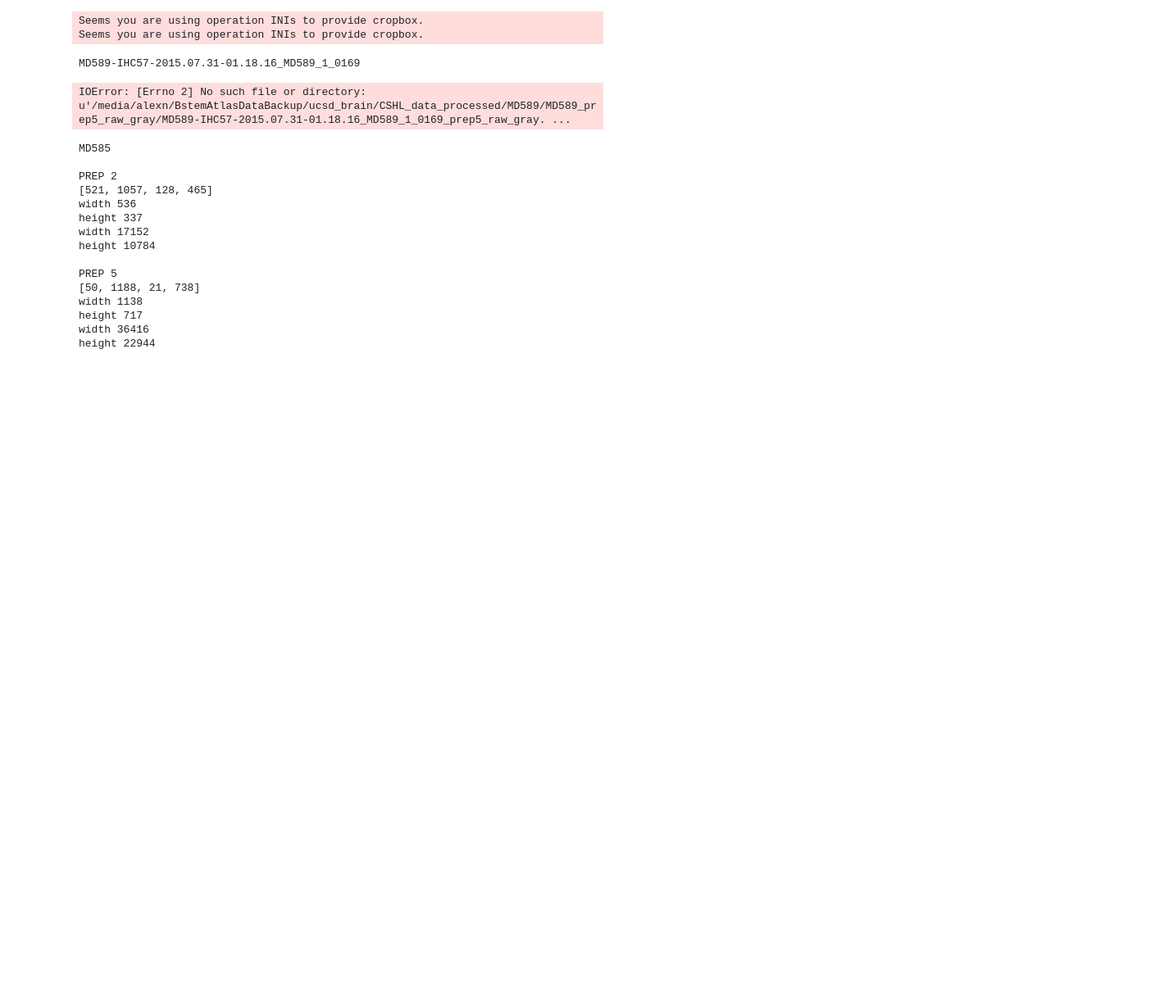
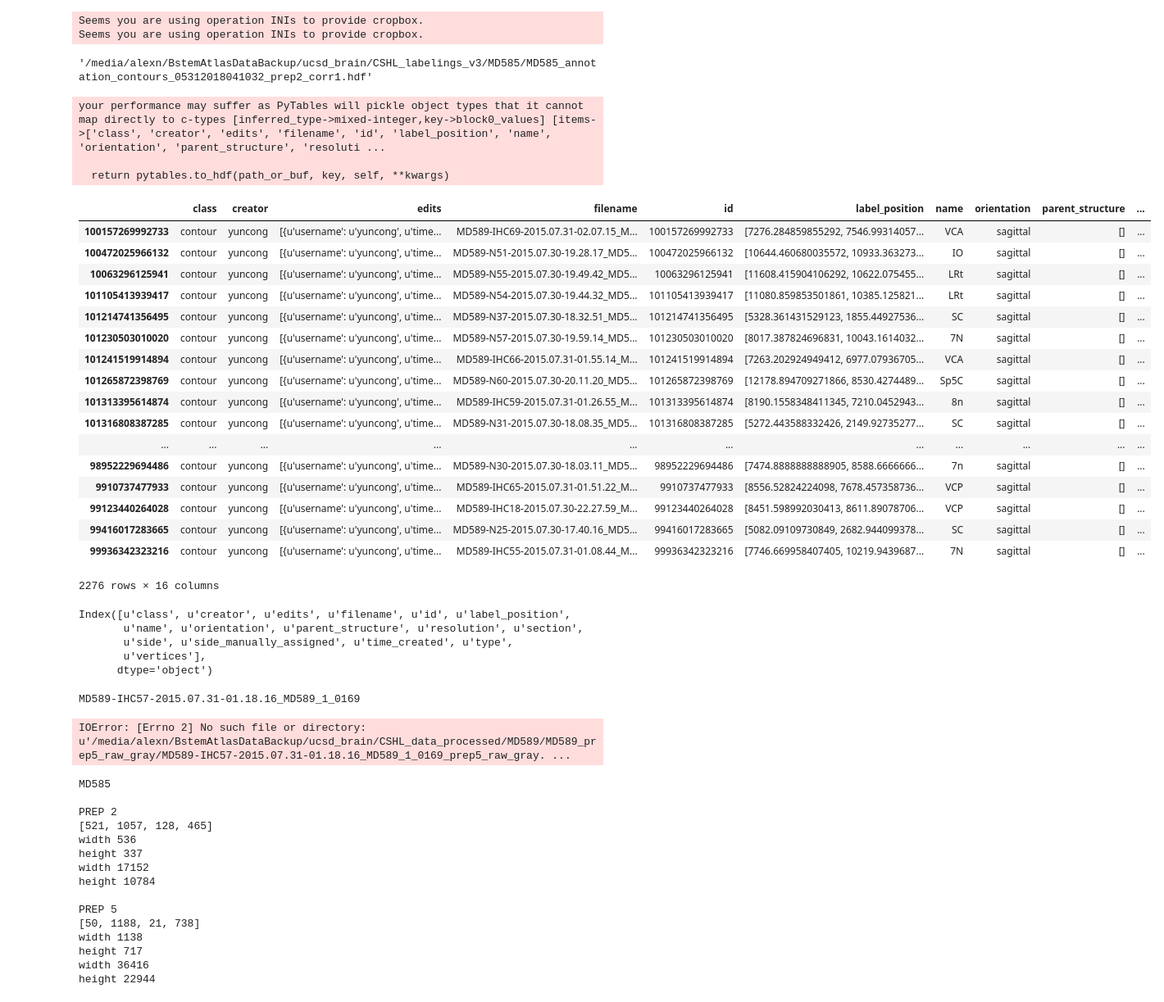
Before and after one commit to ActiveBrainAtlas/MouseBrainAtlas_dev, a Jupyter notebook: demo/data_manipulations/Human_Annotation_Plotting.ipynb, the cells around one changed output. Shown at 82% size. Cells and saved outputs as stored; diff of their text form; code cells hidden in the pictures; blank space fills up the shorter version.

```diff
--- a/demo/data_manipulations/Human_Annotation_Plotting.ipynb
+++ b/demo/data_manipulations/Human_Annotation_Plotting.ipynb
@@ -15,18 +58,29 @@ from annotation_utilities import *
 # %%
-def shift_and_save_annotations(stack, hand_annotations_prep2, fn, prep=2):
+def shift_and_save_annotations(stack, hand_annotations_prep2, fn, prep=2, corr=1):
     hdf_root = os.path.join(ROOT_DIR,'CSHL_labelings_v3',stack+'/')
     new_fn = fn[:fn.index('.hdf')]
 
     for i in range(num_annotations):
         if prep==2:
-            offsets = {'MD585':[952,-448],'MD589':[-1570,-350],'MD594':[-2225,-400]}
+            if corr==1: # For MDs on Atlas computer
+                offsets = {'MD585':[952,-448],'MD589':[-1570,-350],'MD594':[-2225,-400]}
+            elif corr==2: # For MD585 on S3
+                offsets = {'MD585':[-950,400]}
             vertices = hand_annotations_prep2['vertices'][i]
             label_position = hand_annotations_prep2['label_position'][i]
             hand_annotations_prep2['vertices'][i] = vertices + offsets[stack]
             hand_annotations_prep2['label_position'][i] = label_position + offsets[stack]
-    new_fn = hdf_root+new_fn+'_prep2_corr1.hdf'
+    new_fn = hdf_root+new_fn+'_prep2_corr'+str(corr)+'.hdf'
 
     save_hdf_v2(hand_annotations_prep2, new_fn)
+
+def get_new_annotation_fp(stack, hand_annotations_prep2, fn, prep=2, corr=1):
+    hdf_root = os.path.join(ROOT_DIR,'CSHL_labelings_v3',stack+'/')
+    new_fn = fn[:fn.index('.hdf')]
+
+    new_fn = hdf_root+new_fn+'_prep2_corr'+str(corr)+'.hdf'
+
+    return new_fn
 # %%
 stack = "MD585"
 
@@ -51,8 +105,53 @@ hand_annotations_prep5 = convert_annotation_v3_original_to_aligned_cropped_v2(\
 # %% [output]
 Seems you are using operation INIs to provide cropbox.
 Seems you are using operation INIs to provide cropbox.
+# %%
+# Load previously created file:
+ann_p2_fp = get_new_annotation_fp(stack, hand_annotations_prep2, fn, prep=2)
+annotation_updated = load_hdf_v2( ann_p2_fp )
+
+# Actually create new annotation file:
+# shift_and_save_annotations(stack, hand_annotations_prep2, fn, prep=2)
+# %%
+get_new_annotation_fp(stack, hand_annotations_prep2, fn, prep=2)
+# %% [output]
+'/media/alexn/BstemAtlasDataBackup/ucsd_brain/CSHL_labelings_v3/MD585/MD585_annotation_contours_05312018041032_prep2_corr1.hdf'
 # %%
-shift_and_save_annotations(stack, hand_annotations_prep2, fn, prep=2)
+shift_and_save_annotations(stack, hand_annotations_prep2, fn, prep=2, corr=2)
+# %% [output]
+your performance may suffer as PyTables will pickle object types that it cannot
+map directly to c-types [inferred_type->mixed-integer,key->block0_values] [items->['class', 'creator', 'edits', 'filename', 'id', 'label_position', 'name', 'orientation', 'parent_structure', 'resoluti ...
+
+  return pytables.to_hdf(path_or_buf, key, self, **kwargs)
+# %%
+annotation_updated
+# %% [output]
+|  | class | creator | edits | filename | id | label_position | name | orientation | parent_structure | ... |
+| 100157269992733 | contour | yuncong | [{u'username': u'yuncong', u'time... | MD589-IHC69-2015.07.31-02.07.15_M... | 100157269992733 | [7276.284859855292, 7546.99314057... | VCA | sagittal | [] | ... |
+| 100472025966132 | contour | yuncong | [{u'username': u'yuncong', u'time... | MD589-N51-2015.07.30-19.28.17_MD5... | 100472025966132 | [10644.460680035572, 10933.363273... | IO | sagittal | [] | ... |
+| 10063296125941 | contour | yuncong | [{u'username': u'yuncong', u'time... | MD589-N55-2015.07.30-19.49.42_MD5... | 10063296125941 | [11608.415904106292, 10622.075455... | LRt | sagittal | [] | ... |
+| 101105413939417 | contour | yuncong | [{u'username': u'yuncong', u'time... | MD589-N54-2015.07.30-19.44.32_MD5... | 101105413939417 | [11080.859853501861, 10385.125821... | LRt | sagittal | [] | ... |
+| 101214741356495 | contour | yuncong | [{u'username': u'yuncong', u'time... | MD589-N37-2015.07.30-18.32.51_MD5... | 101214741356495 | [5328.361431529123, 1855.44927536... | SC | sagittal | [] | ... |
+| 101230503010020 | contour | yuncong | [{u'username': u'yuncong', u'time... | MD589-N57-2015.07.30-19.59.14_MD5... | 101230503010020 | [8017.387824696831, 10043.1614032... | 7N | sagittal | [] | ... |
+| 101241519914894 | contour | yuncong | [{u'username': u'yuncong', u'time... | MD589-IHC66-2015.07.31-01.55.14_M... | 101241519914894 | [7263.202924949412, 6977.07936705... | VCA | sagittal | [] | ... |
+| 101265872398769 | contour | yuncong | [{u'username': u'yuncong', u'time... | MD589-N60-2015.07.30-20.11.20_MD5... | 101265872398769 | [12178.894709271866, 8530.4274489... | Sp5C | sagittal | [] | ... |
+| 101313395614874 | contour | yuncong | [{u'username': u'yuncong', u'time... | MD589-IHC59-2015.07.31-01.26.55_M... | 101313395614874 | [8190.1558348411345, 7210.0452943... | 8n | sagittal | [] | ... |
+| 101316808387285 | contour | yuncong | [{u'username': u'yuncong', u'time... | MD589-N31-2015.07.30-18.08.35_MD5... | 101316808387285 | [5272.443588332426, 2149.92735277... | SC | sagittal | [] | ... |
+| ... | ... | ... | ... | ... | ... | ... | ... | ... | ... | ... |
+| 98952229694486 | contour | yuncong | [{u'username': u'yuncong', u'time... | MD589-N30-2015.07.30-18.03.11_MD5... | 98952229694486 | [7474.8888888888905, 8588.6666666... | 7n | sagittal | [] | ... |
+| 9910737477933 | contour | yuncong | [{u'username': u'yuncong', u'time... | MD589-IHC65-2015.07.31-01.51.22_M... | 9910737477933 | [8556.52824224098, 7678.457358736... | VCP | sagittal | [] | ... |
+| 99123440264028 | contour | yuncong | [{u'username': u'yuncong', u'time... | MD589-IHC18-2015.07.30-22.27.59_M... | 99123440264028 | [8451.598992030413, 8611.89078706... | VCP | sagittal | [] | ... |
+| 99416017283665 | contour | yuncong | [{u'username': u'yuncong', u'time... | MD589-N25-2015.07.30-17.40.16_MD5... | 99416017283665 | [5082.09109730849, 2682.944099378... | SC | sagittal | [] | ... |
+| 99936342323216 | contour | yuncong | [{u'username': u'yuncong', u'time... | MD589-IHC55-2015.07.31-01.08.44_M... | 99936342323216 | [7746.669958407405, 10219.9439687... | 7N | sagittal | [] | ... |
+2276 rows × 16 columns
+# %%
+annotation_updated.keys()
+# %% [output]
+Index([u'class', u'creator', u'edits', u'filename', u'id', u'label_position',
+       u'name', u'orientation', u'parent_structure', u'resolution', u'section',
+       u'side', u'side_manually_assigned', u'time_created', u'type',
+       u'vertices'],
+      dtype='object')
 # %%
 section = 295
 prep = 5
```
Also changed, not shown: parts of 6 cells of this notebook, 8 other files.
